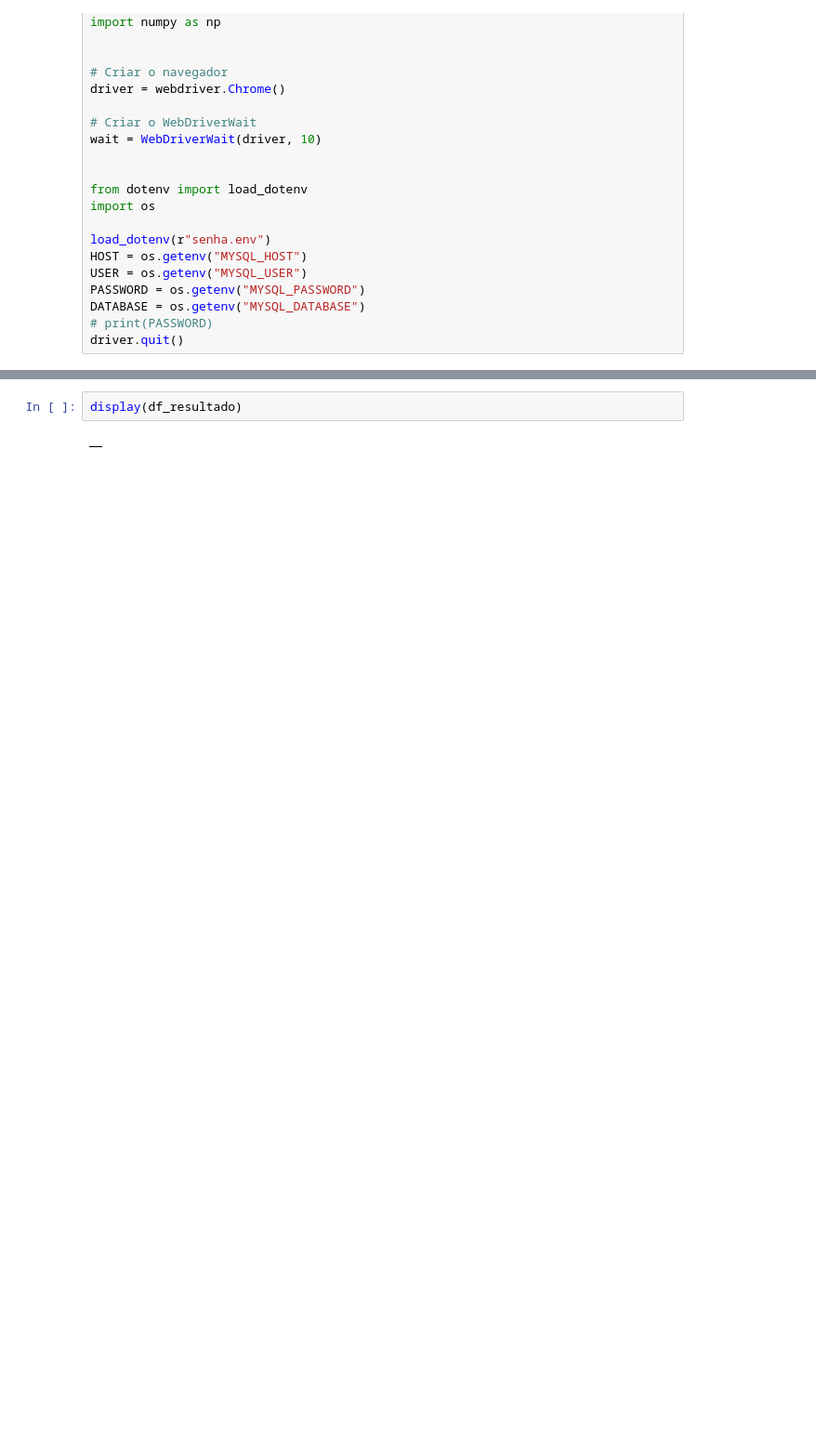
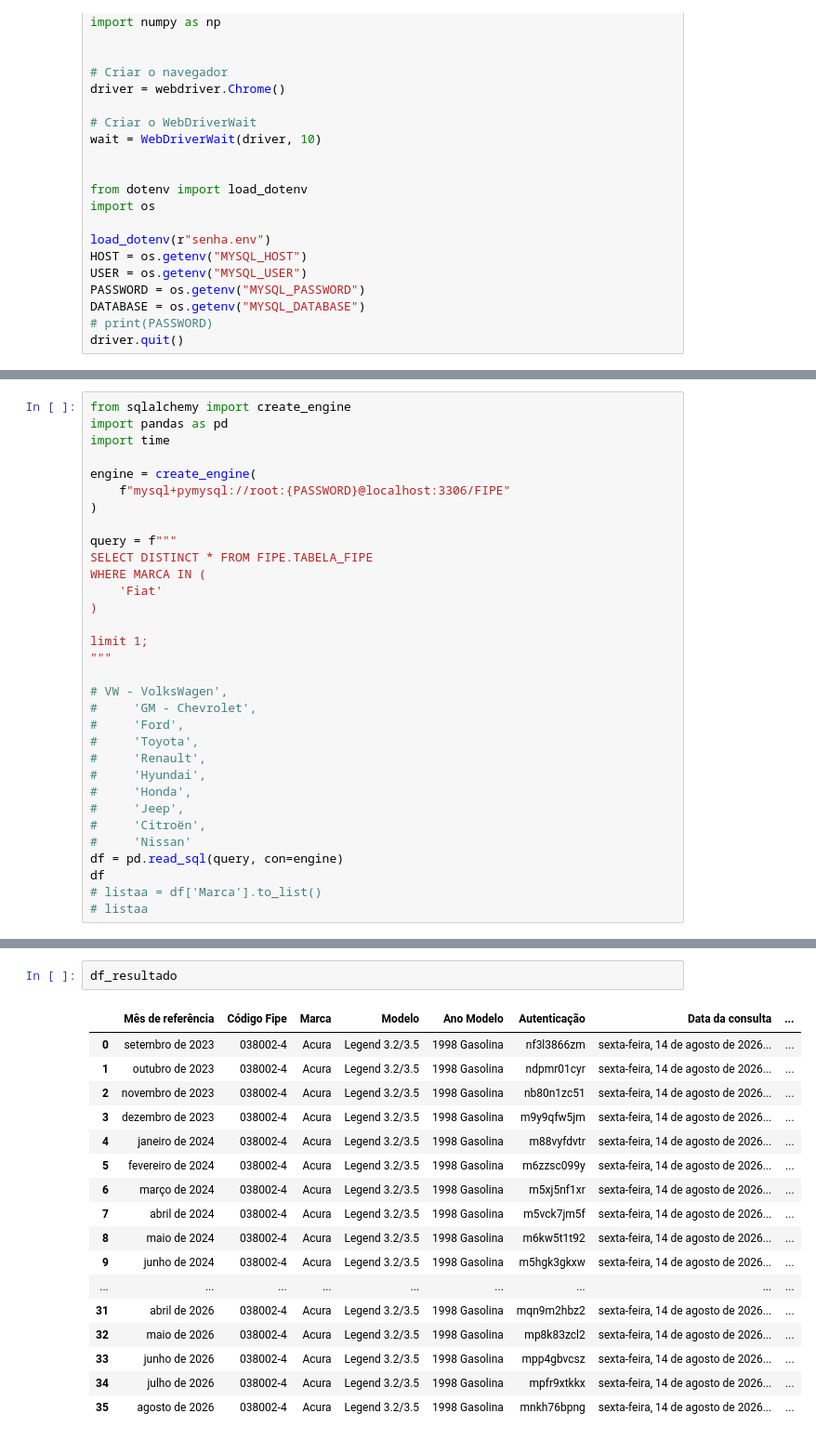
Before and after one commit to JonathanAlvesNogueira/Project-Tabela-FIPE, a Jupyter notebook: codigo_extract_valores.ipynb, the cells around one changed output, grey strips where cells are left out. Shown at 93% size. Saved outputs shown, nothing was run; the diff lists cells and outputs as text; blank space fills up the shorter version.

Commit message:
feat: persistir preços mensais da FIPE e expandir a documentação do projeto

```diff
--- a/codigo_extract_valores.ipynb
+++ b/codigo_extract_valores.ipynb
@@ -118,0 +160,32 @@ Marca: Acura, Modelo: Legend 3.2/3.5, Ano: 1998 Gasolina
+# %%
+from sqlalchemy import create_engine
+import pandas as pd
+import time
+
+engine = create_engine(
+    f"mysql+pymysql://root:{PASSWORD}@localhost:3306/FIPE"
+)
+
+query = f"""
+SELECT DISTINCT * FROM FIPE.TABELA_FIPE
+WHERE MARCA IN (
+    'Fiat'
+)
+
+limit 1;
+"""
+
+# VW - VolksWagen',
+#     'GM - Chevrolet',
+#     'Ford',
+#     'Toyota',
+#     'Renault',
+#     'Hyundai',
+#     'Honda',
+#     'Jeep',
+#     'Citroën',
+#     'Nissan'
+df = pd.read_sql(query, con=engine)
+df
+# listaa = df['Marca'].to_list()
+# listaa
@@ -628,4 +498,20 @@ Index: []
-# %%
-display(df_resultado)
-# %% [output]
-|  |
+# %%
+df_resultado
+# %% [output]
+|  | Mês de referência | Código Fipe | Marca | Modelo | Ano Modelo | Autenticação | Data da consulta | ... |
+| 0 | setembro de 2023 | 038002-4 | Acura | Legend 3.2/3.5 | 1998 Gasolina | nf3l3866zm | sexta-feira, 14 de agosto de 2026... | ... |
+| 1 | outubro de 2023 | 038002-4 | Acura | Legend 3.2/3.5 | 1998 Gasolina | ndpmr01cyr | sexta-feira, 14 de agosto de 2026... | ... |
+| 2 | novembro de 2023 | 038002-4 | Acura | Legend 3.2/3.5 | 1998 Gasolina | nb80n1zc51 | sexta-feira, 14 de agosto de 2026... | ... |
+| 3 | dezembro de 2023 | 038002-4 | Acura | Legend 3.2/3.5 | 1998 Gasolina | m9y9qfw5jm | sexta-feira, 14 de agosto de 2026... | ... |
+| 4 | janeiro de 2024 | 038002-4 | Acura | Legend 3.2/3.5 | 1998 Gasolina | m88vyfdvtr | sexta-feira, 14 de agosto de 2026... | ... |
+| 5 | fevereiro de 2024 | 038002-4 | Acura | Legend 3.2/3.5 | 1998 Gasolina | m6zzsc099y | sexta-feira, 14 de agosto de 2026... | ... |
+| 6 | março de 2024 | 038002-4 | Acura | Legend 3.2/3.5 | 1998 Gasolina | m5xj5nf1xr | sexta-feira, 14 de agosto de 2026... | ... |
+| 7 | abril de 2024 | 038002-4 | Acura | Legend 3.2/3.5 | 1998 Gasolina | m5vck7jm5f | sexta-feira, 14 de agosto de 2026... | ... |
+| 8 | maio de 2024 | 038002-4 | Acura | Legend 3.2/3.5 | 1998 Gasolina | m6kw5t1t92 | sexta-feira, 14 de agosto de 2026... | ... |
+| 9 | junho de 2024 | 038002-4 | Acura | Legend 3.2/3.5 | 1998 Gasolina | m5hgk3gkxw | sexta-feira, 14 de agosto de 2026... | ... |
+| ... | ... | ... | ... | ... | ... | ... | ... | ... |
+| 31 | abril de 2026 | 038002-4 | Acura | Legend 3.2/3.5 | 1998 Gasolina | mqn9m2hbz2 | sexta-feira, 14 de agosto de 2026... | ... |
+| 32 | maio de 2026 | 038002-4 | Acura | Legend 3.2/3.5 | 1998 Gasolina | mp8k83zcl2 | sexta-feira, 14 de agosto de 2026... | ... |
+| 33 | junho de 2026 | 038002-4 | Acura | Legend 3.2/3.5 | 1998 Gasolina | mpp4gbvcsz | sexta-feira, 14 de agosto de 2026... | ... |
+| 34 | julho de 2026 | 038002-4 | Acura | Legend 3.2/3.5 | 1998 Gasolina | mpfr9xtkkx | sexta-feira, 14 de agosto de 2026... | ... |
+| 35 | agosto de 2026 | 038002-4 | Acura | Legend 3.2/3.5 | 1998 Gasolina | mnkh76bpng | sexta-feira, 14 de agosto de 2026... | ... |
```
Also changed, not shown: parts of 5 cells of this notebook, 5 other files.
